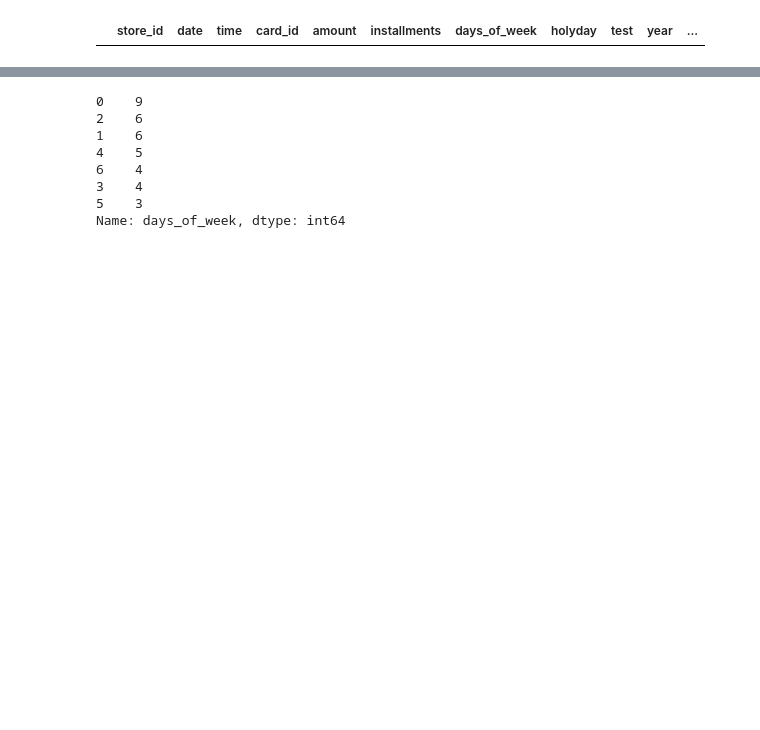
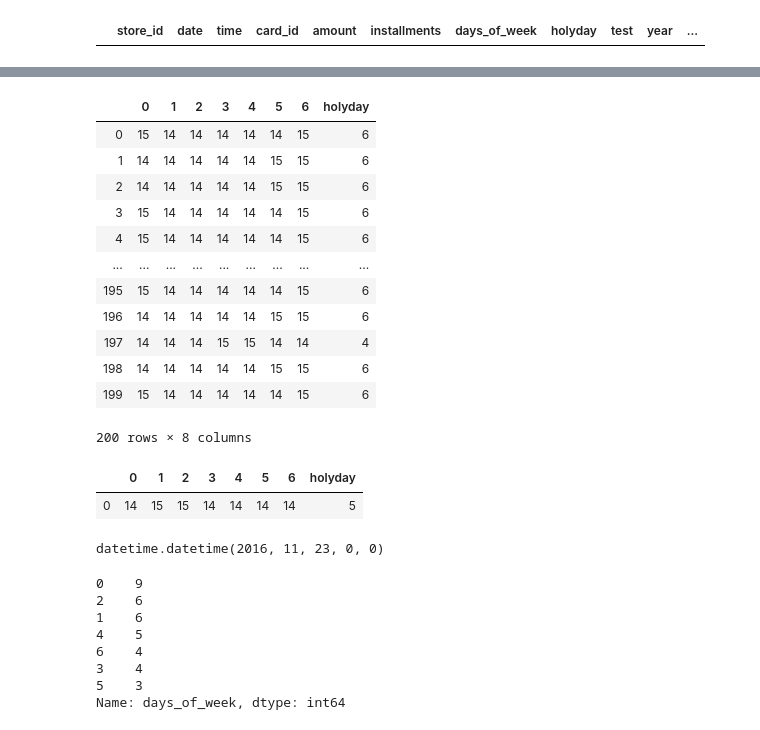
Before and after one commit to bbiyongel/Dacon_funda, a Jupyter notebook: EDA.ipynb, the cells around one changed output, grey strips where cells are left out. Drawn from its saved outputs; the diff is of its cells as text; code cells hidden in the pictures; blank space fills up the shorter version.

```diff
--- a/EDA.ipynb
+++ b/EDA.ipynb
@@ -317,0 +410,25 @@ holydays_df.drop_duplicates('date').sort_values('date')
+# %%
+def within_dates(all_dates, start_date = '', end_date = '', after_100 = False):
+    '''기간 내 요일별 수, 공휴일 수, 연휴를 산출
+    연휴기간 포함여부는 차후 업데이트
+
+    Paremeter
+    ---------
+    all_dates(DataFrame) : 전체거래일 데이터
+    start_date(datatime) : 거래시작 일자
+    end_date(datatime) : 거래마지막 일자
+    after_100(bool) : 100일 후 확인
+
+    '''
+    if after_100 == True:
+        end_date = start_date + datetime.timedelta(100)
+
+    start = all_dates[all_dates.date == start_date].index[0]
+    end = all_dates[all_dates.date == end_date].index[0]
+
+    result = all_dates.loc[start+1:end,'days_of_week'].value_counts().sort_index().to_dict()
+    result['holyday'] = all_dates.loc[start+1:end,'holyday'].sum()
+
+    return result
+# %%
+sample = merge_df[merge_df.test == 1].groupby('store_id')['date'].agg([min,max])
@@ -317,0 +472,28 @@ holydays_df.drop_duplicates('date').sort_values('date')
+# %%
+a = sample.apply(lambda x : within_dates(all_dates, x, after_100=True))
+# %%
+result = pd.DataFrame()
+for i, data in enumerate(a):
+    imsi = pd.DataFrame(data, index= [i])
+    result = pd.concat([result,imsi])
+# %%
+result
+# %% [output]
+|  | 0 | 1 | 2 | 3 | 4 | 5 | 6 | holyday |
+| 0 | 15 | 14 | 14 | 14 | 14 | 14 | 15 | 6 |
+| 1 | 14 | 14 | 14 | 14 | 14 | 15 | 15 | 6 |
+| 2 | 14 | 14 | 14 | 14 | 14 | 15 | 15 | 6 |
+| 3 | 15 | 14 | 14 | 14 | 14 | 14 | 15 | 6 |
+| 4 | 15 | 14 | 14 | 14 | 14 | 14 | 15 | 6 |
+| ... | ... | ... | ... | ... | ... | ... | ... | ... |
+| 195 | 15 | 14 | 14 | 14 | 14 | 14 | 15 | 6 |
+| 196 | 14 | 14 | 14 | 14 | 14 | 15 | 15 | 6 |
+| 197 | 14 | 14 | 14 | 15 | 15 | 14 | 14 | 4 |
+| 198 | 14 | 14 | 14 | 14 | 14 | 15 | 15 | 6 |
+| 199 | 15 | 14 | 14 | 14 | 14 | 14 | 15 | 6 |
+200 rows × 8 columns
+# %%
+pd.DataFrame(within_dates(all_dates, datetime.datetime(2016, 8, 15), after_100=True),index= [0])
+# %% [output]
+|  | 0 | 1 | 2 | 3 | 4 | 5 | 6 | holyday |
+| 0 | 14 | 15 | 15 | 14 | 14 | 14 | 14 | 5 |
@@ -317,0 +503,4 @@ holydays_df.drop_duplicates('date').sort_values('date')
+# %%
+after_100
+# %% [output]
+datetime.datetime(2016, 11, 23, 0, 0)
```
Also changed, not shown: parts of 42 cells of this notebook, 1 other file.
